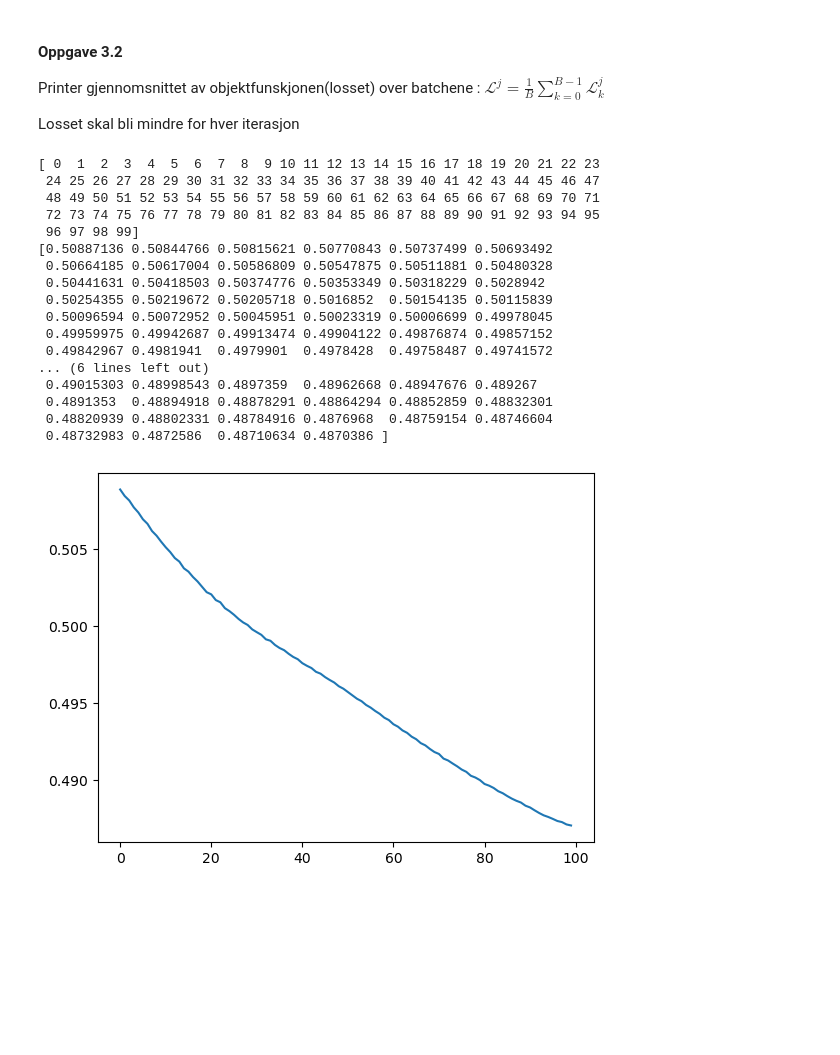
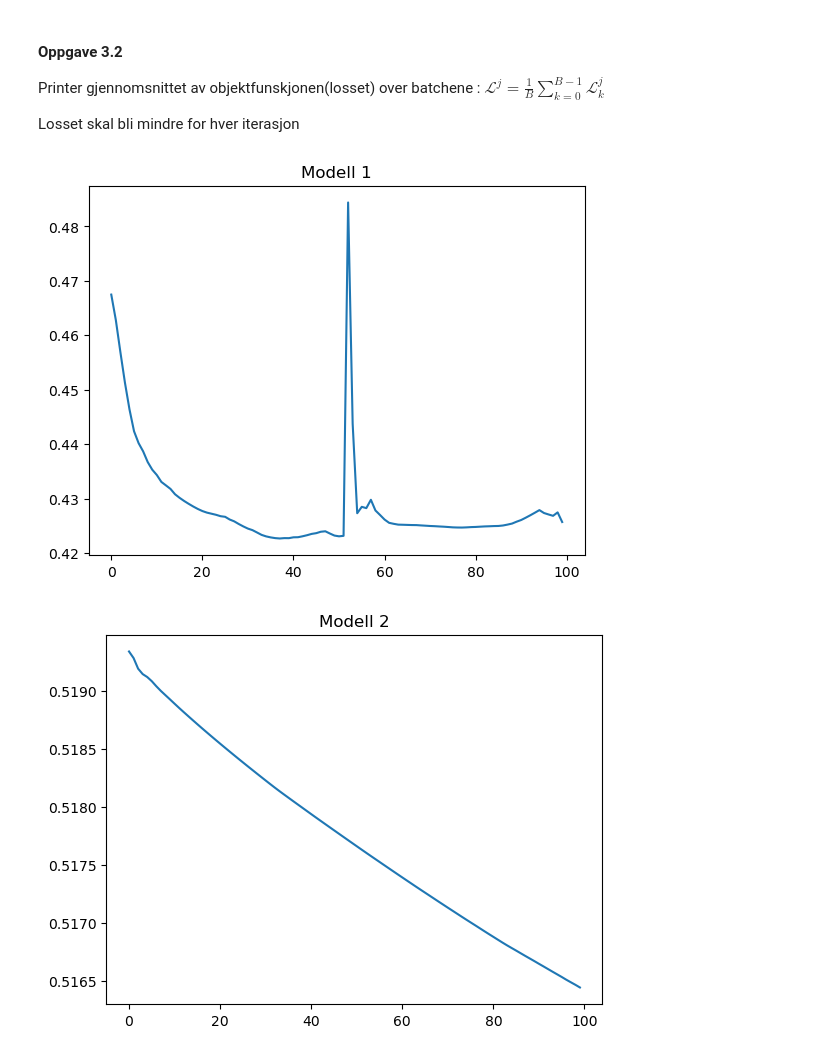
Before and after one commit to hannaroed/Vitber-indmat, a Jupyter notebook: file.ipynb, the cells around one changed output. Cells and saved outputs as stored; diff of their text form; code cells hidden in the pictures; blank space fills up the shorter version.

```diff
--- a/file.ipynb
+++ b/file.ipynb
@@ -141,50 +141,38 @@ $\mathscr{L}^{j} = \frac{1}{B}  \sum_{k=0}^{B-1}\mathscr{L}^{j}_{k}$
 
 Losset skal bli mindre for hver iterasjon
 # %%
-from layers import CrossEntropy, Adam
-from data_generators import get_train_test_sorting, get_train_test_addition
-from training import make_model, training
-''''
 import importlib
 import training # Importer selve modulen, ikke bare funksjonene
 importlib.reload(training)
-from training import make_model, training
-'''
+from training import make_model, training_sorting, training_addition
+from layers import CrossEntropy, Adam
+from data_generators import get_train_test_sorting, get_train_test_addition
+from training import make_model, training_sorting, training_addition
+
+
 
 n = 100
 
 test_model_1 = make_model(r=5, d=10, m=2, L=2, p=15, k=5)
 test_model_2 = make_model(r=7, d=20, m=5, L=2, p=25, k=1)
 
 sorting_data = get_train_test_sorting(5, 2, 250, 10, 10)
-trained_model, _ = training(test_model_1, CrossEntropy(), Adam(), sorting_data, 2, n)
-_, mean_loss_arr = training(test_model_1, CrossEntropy(), Adam(), sorting_data, 2, n)
+trained_model, _ = training_sorting(test_model_1, CrossEntropy(), Adam(), sorting_data, 2, n)
+_, mean_loss_arr = training_sorting(test_model_1, CrossEntropy(), Adam(), sorting_data, 2, n)
 
-trained_model2, _ = training(test_model_2, CrossEntropy(), Adam(), sorting_data, 5, n)
-_, mean_loss_arr2 = training(test_model_2, CrossEntropy(), Adam(), sorting_data, 5, n)
+trained_model2, _ = training_sorting(test_model_2, CrossEntropy(), Adam(), sorting_data, 5, n)
+_, mean_loss_arr2 = training_sorting(test_model_2, CrossEntropy(), Adam(), sorting_data, 5, n)
 
 iter = np.arange(n)
 
+plt.title("Modell 1")
 plt.plot(iter, mean_loss_arr)
 plt.show()
+plt.title("Modell 2")
+plt.plot(iter, mean_loss_arr2)
+plt.show()
 # %% [output]
-[ 0  1  2  3  4  5  6  7  8  9 10 11 12 13 14 15 16 17 18 19 20 21 22 23
- 24 25 26 27 28 29 30 31 32 33 34 35 36 37 38 39 40 41 42 43 44 45 46 47
- 48 49 50 51 52 53 54 55 56 57 58 59 60 61 62 63 64 65 66 67 68 69 70 71
- 72 73 74 75 76 77 78 79 80 81 82 83 84 85 86 87 88 89 90 91 92 93 94 95
- 96 97 98 99]
-[0.50887136 0.50844766 0.50815621 0.50770843 0.50737499 0.50693492
- 0.50664185 0.50617004 0.50586809 0.50547875 0.50511881 0.50480328
- 0.50441631 0.50418503 0.50374776 0.50353349 0.50318229 0.5028942
- 0.50254355 0.50219672 0.50205718 0.5016852  0.50154135 0.50115839
- 0.50096594 0.50072952 0.50045951 0.50023319 0.50006699 0.49978045
- 0.49959975 0.49942687 0.49913474 0.49904122 0.49876874 0.49857152
- 0.49842967 0.4981941  0.4979901  0.4978428  0.49758487 0.49741572
-... (6 lines left out)
- 0.49015303 0.48998543 0.4897359  0.48962668 0.48947676 0.489267
- 0.4891353  0.48894918 0.48878291 0.48864294 0.48852859 0.48832301
- 0.48820939 0.48802331 0.48784916 0.4876968  0.48759154 0.48746604
- 0.48732983 0.4872586  0.48710634 0.4870386 ]
-[figure, old version]
+[figure, new version]
+[figure, added]
 # %%
 test_model_add = make_model(r=6, d=30, m=10, L=3, p=40, k=20)
```
Also changed, not shown: parts of 1 cell of this notebook, 1 other file.
